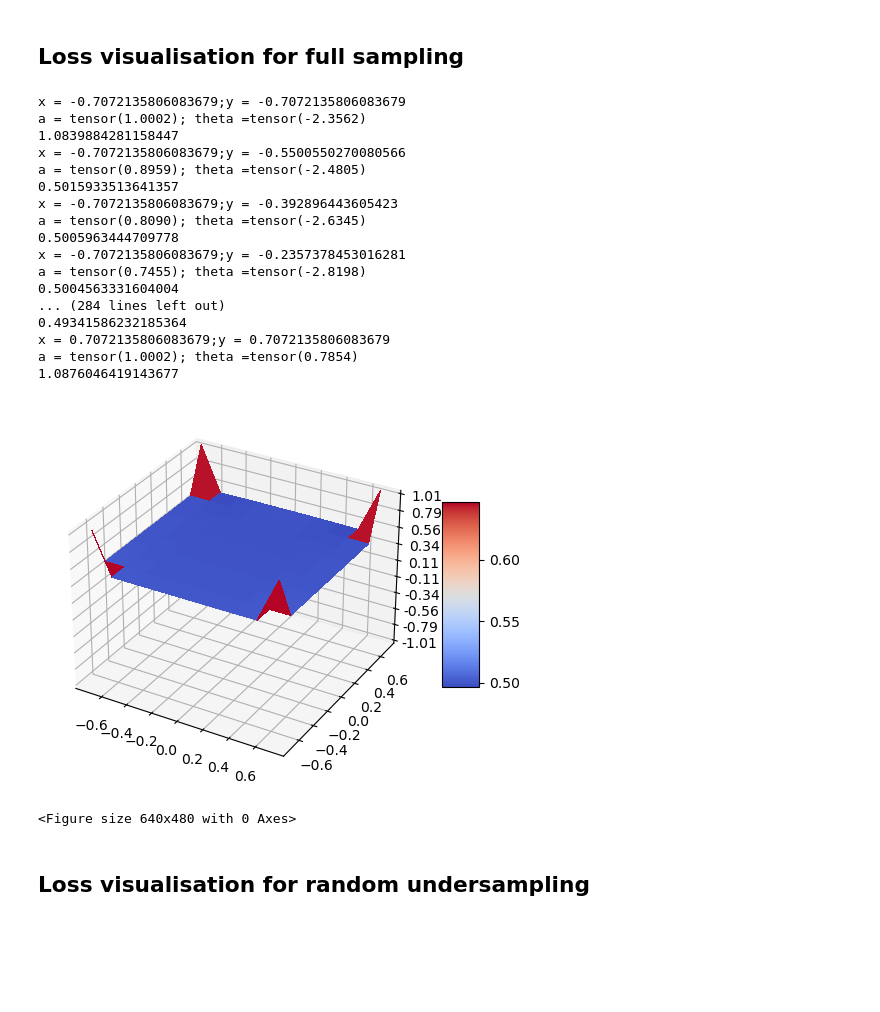
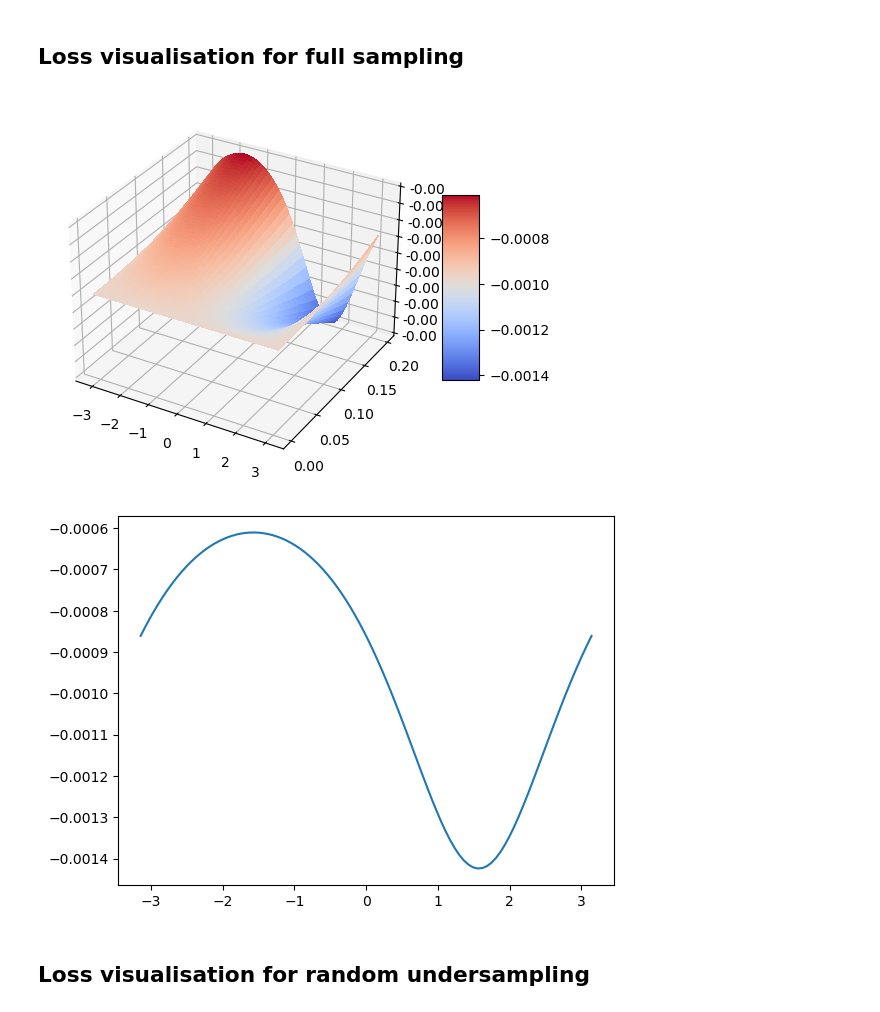
Before and after one commit to tezabhamidi/lfm-gradient-descent, a Jupyter notebook: loss_visualisation.ipynb, the cells around one changed output. Drawn from its saved outputs; the diff is of its cells as text; code cells hidden in the pictures; blank space fills up the shorter version.

Commit message:
Losses visualised

```diff
--- a/loss_visualisation.ipynb
+++ b/loss_visualisation.ipynb
@@ -14,69 +46,51 @@ from sinusoidal_gradient_descent.core import complex_oscillator
 # %%
 N = 1024
 n = np.arange(N)
 
-theta0 = torch.tensor(0.2*pi)
-a0 = 0.5
 
-z0 = torch.exp(1j*theta0)
+target_freq = torch.tensor(0.5) * pi
 
-xrange = torch.linspace(-1,1,10)/1.414
-yrange = torch.linspace(-1,1,10)/1.414
+sig = 0
+target_signal = torch.exp(1j*target_freq * n) + sig**2/2 * torch.complex(torch.randn(n.shape),torch.randn(n.shape))
 
-mse = np.zeros((xrange.shape[0],yrange.shape[0]))
-target_signal = np.real(complex_oscillator(z0, N=N))
+criterion = torch.nn.MSELoss()
 
-for a in range(xrange.shape[0]):
-    for b in range(yrange.shape[0]):
-        predicted_z = xrange[a]+1j*yrange[b]
-        print('x = '+str(xrange[a].item())+';y = '+str(yrange[b].item()))
-        print('a = '+str(torch.abs(predicted_z))+'; theta ='+str(torch.angle(predicted_z)))
-        predicted_signal = torch.real(complex_oscillator(predicted_z, N=N))
-        mse[a,b] = torch.mean((target_signal-predicted_signal)**2)
-        print(mse[a,b])
+rrange = torch.linspace(0,0.2,100)
+thetarange = torch.linspace(-1,1,100) * pi
+
+mse = torch.zeros((rrange.shape[0],thetarange.shape[0]))
+
+for a in range(rrange.shape[0]):
+    for b in range(thetarange.shape[0]):
+        predicted_z = rrange[a]*torch.exp(1j * thetarange[b])  #torch.exp(1j * thetarange[i])
+        predicted_signal = (complex_oscillator_exp(predicted_z, N=N))
+        mse[a,b] = criterion(torch.real(predicted_signal), torch.real(target_signal)) + criterion(torch.imag(predicted_signal), torch.imag(target_signal))-1
+
+X, Y = np.meshgrid(thetarange, rrange)
+Z = mse
 
 fig, ax = plt.subplots(subplot_kw={"projection": "3d"})
-
-
-# Make data.
-
-X, Y = np.meshgrid(xrange, yrange)
-Z = mse
 
 # Plot the surface.
 surf = ax.plot_surface(X, Y, Z, cmap=cm.coolwarm,
                        linewidth=0, antialiased=False)
 
 # Customize the z axis.
-ax.set_zlim(-1.01, 1.01)
+#ax.set_zlim(-1.01, 1.01)
 ax.zaxis.set_major_locator(LinearLocator(10))
 # A StrMethodFormatter is used automatically
 ax.zaxis.set_major_formatter('{x:.02f}')
 
 # Add a color bar which maps values to colors.
 fig.colorbar(surf, shrink=0.5, aspect=5)
 
-plt.figure()
 plt.show()
 # %% [output]
-x = -0.7072135806083679;y = -0.7072135806083679
-a = tensor(1.0002); theta =tensor(-2.3562)
-1.0839884281158447
-x = -0.7072135806083679;y = -0.5500550270080566
-a = tensor(0.8959); theta =tensor(-2.4805)
-0.5015933513641357
-x = -0.7072135806083679;y = -0.392896443605423
-a = tensor(0.8090); theta =tensor(-2.6345)
-0.5005963444709778
-x = -0.7072135806083679;y = -0.2357378453016281
-a = tensor(0.7455); theta =tensor(-2.8198)
-0.5004563331604004
-... (284 lines left out)
-0.49341586232185364
-x = 0.7072135806083679;y = 0.7072135806083679
-a = tensor(1.0002); theta =tensor(0.7854)
-1.0876046419143677
-[figure, old version]
+[figure, new version]
-<Figure size 640x480 with 0 Axes>
+# %%
+plt.plot(thetarange,mse[-1,:])
+plt.show()
+# %% [output]
+[figure, added]
 # %% [markdown]
 ## Loss visualisation for random undersampling
```
Also changed, not shown: parts of 5 cells of this notebook, 2 other files.
